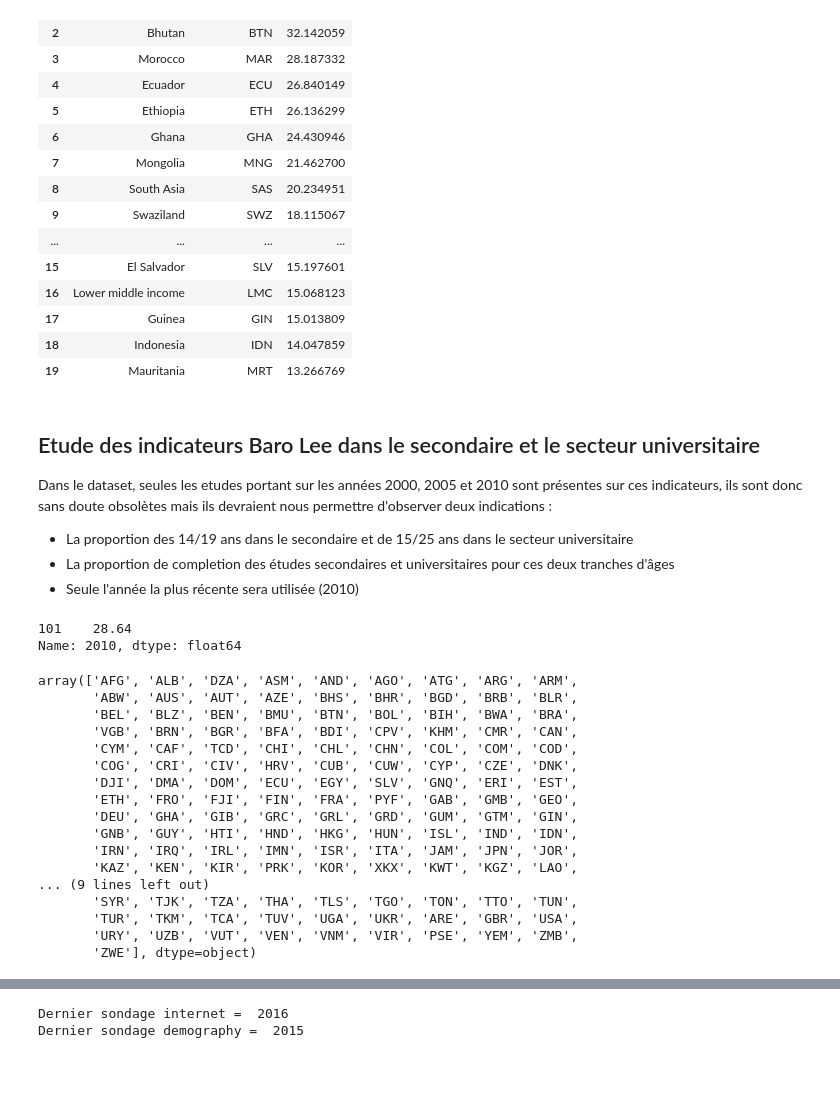
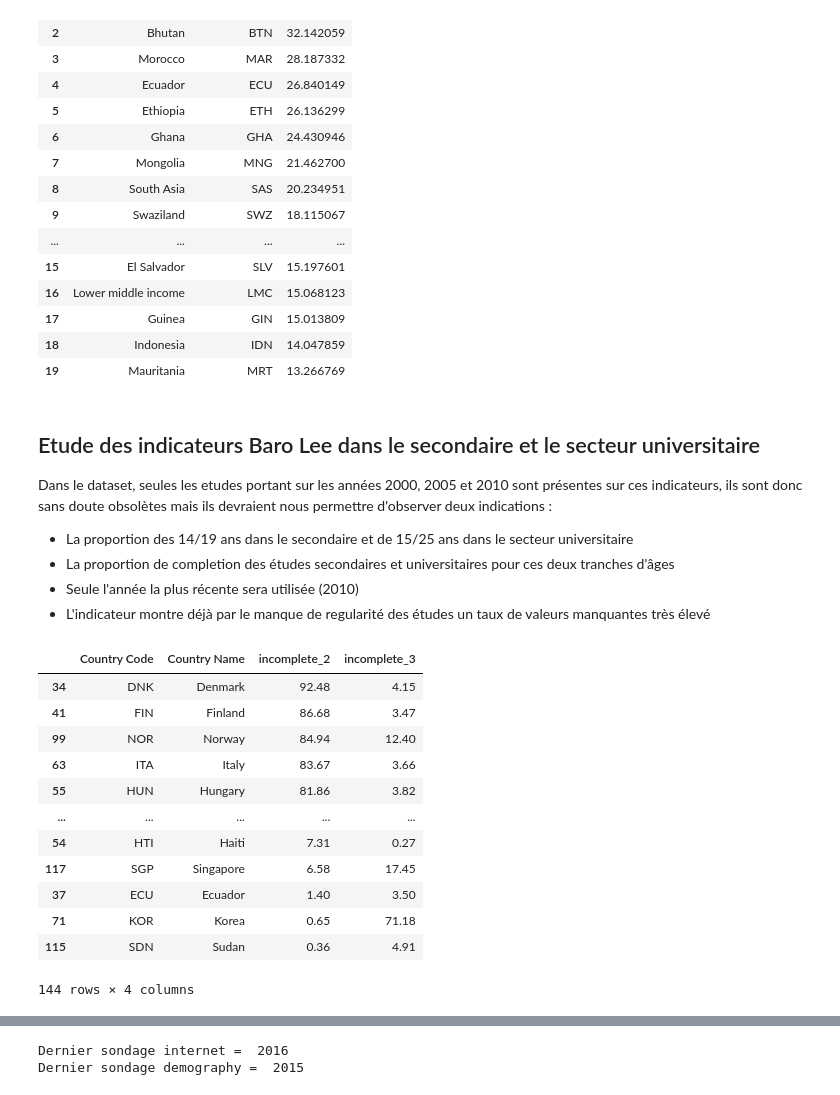
Before and after one commit to Psemp/ds_project_2, a Jupyter notebook: nb_1.ipynb, the cells around one changed output, grey strips where cells are left out. Drawn from its saved outputs; the diff is of its cells as text; code cells hidden in the pictures; blank space fills up the shorter version.

```diff
--- a/nb_1.ipynb
+++ b/nb_1.ipynb
@@ -304,6 +327,7 @@ Dans le dataset, seules les etudes portant sur les années 2000, 2005 et 2010 so
 - La proportion des 14/19 ans dans le secondaire et de 15/25 ans dans le secteur universitaire
 - La proportion de completion des études secondaires et universitaires pour ces deux tranches d'âges
 - Seule l'année la plus récente sera utilisée (2010)
+- L'indicateur montre déjà par le manque de regularité des études un taux de valeurs manquantes très élevé
 # %%
 baro_lee_indicators = [ind for ind in indicators_list if ind.startswith("BAR.")]
 
@@ -311,50 +335,57 @@ df_barolee = df_stats[df_stats['Indicator Code'].isin(baro_lee_indicators)].rese
 
 country_b_list = []
 
-Country_b = namedtuple
-(
+Country_b = namedtuple(
     "Country_b",
     [
         "c_code",
         "c_name",
-        "pop_15_19_all",
-        "pop_15_19_nc",  # nc = not complete
-        "pop_20_24_all",
-        "pop_20_24_nc",
+        "pop_15_19_nc",
+        "pop_20_24_nc"
     ]
 )
 
 for country in unique_countries:
+
     temp_df = df_barolee[df_barolee["Country Code"].isin([country])]
+
     secondary_all = temp_df[temp_df["Indicator Code"].isin(["BAR.SEC.ICMP.1519.ZS"])]["2010"]
     secondary_comp = temp_df[temp_df["Indicator Code"].isin(["BAR.SEC.CMPT.1519.ZS"])]["2010"]
-    secondary_inc = secondary_all - secondary_comp
+    secondary_inc = float(secondary_all) - float(secondary_comp)
+
     tertiary_all = temp_df[temp_df["Indicator Code"].isin(["BAR.TER.ICMP.2024.ZS"])]["2010"]
     tertiatry_conp = temp_df[temp_df["Indicator Code"].isin(["BAR.TER.CMPT.2024.ZS"])]["2010"]
-    tertiary_inc = tertiary_all - tertiatry_conp
+    tertiary_inc = float(tertiary_all) - float(tertiatry_conp)
 
-    print(secondary_all)
-    break
+
+    if np.isnan(secondary_inc) or np.isnan(tertiary_inc):
+        continue  # Skipping NANs
+
+    else:
+        entry = Country_b(
+            c_code=country,
+            c_name=str(df_country.loc[(df_country['Country Code'] == country)]["Short Name"].values[0]),
+            pop_15_19_nc=secondary_inc,
+            pop_20_24_nc=tertiary_inc
+        )
+
+        country_b_list.append(entry)
-# %% [output]
-101    28.64
-Name: 2010, dtype: float64
 # %%
-unique_countries
+
+df_result_bl = pd.DataFrame(country_b_list, columns=["Country Code", "Country Name","incomplete_2", "incomplete_3"])
-# %% [output]
-array(['AFG', 'ALB', 'DZA', 'ASM', 'AND', 'AGO', 'ATG', 'ARG', 'ARM',
-       'ABW', 'AUS', 'AUT', 'AZE', 'BHS', 'BHR', 'BGD', 'BRB', 'BLR',
-       'BEL', 'BLZ', 'BEN', 'BMU', 'BTN', 'BOL', 'BIH', 'BWA', 'BRA',
-       'VGB', 'BRN', 'BGR', 'BFA', 'BDI', 'CPV', 'KHM', 'CMR', 'CAN',
-       'CYM', 'CAF', 'TCD', 'CHI', 'CHL', 'CHN', 'COL', 'COM', 'COD',
-       'COG', 'CRI', 'CIV', 'HRV', 'CUB', 'CUW', 'CYP', 'CZE', 'DNK',
-       'DJI', 'DMA', 'DOM', 'ECU', 'EGY', 'SLV', 'GNQ', 'ERI', 'EST',
-       'ETH', 'FRO', 'FJI', 'FIN', 'FRA', 'PYF', 'GAB', 'GMB', 'GEO',
-       'DEU', 'GHA', 'GIB', 'GRC', 'GRL', 'GRD', 'GUM', 'GTM', 'GIN',
-       'GNB', 'GUY', 'HTI', 'HND', 'HKG', 'HUN', 'ISL', 'IND', 'IDN',
-       'IRN', 'IRQ', 'IRL', 'IMN', 'ISR', 'ITA', 'JAM', 'JPN', 'JOR',
-       'KAZ', 'KEN', 'KIR', 'PRK', 'KOR', 'XKX', 'KWT', 'KGZ', 'LAO',
-... (9 lines left out)
-       'SYR', 'TJK', 'TZA', 'THA', 'TLS', 'TGO', 'TON', 'TTO', 'TUN',
-       'TUR', 'TKM', 'TCA', 'TUV', 'UGA', 'UKR', 'ARE', 'GBR', 'USA',
-       'URY', 'UZB', 'VUT', 'VEN', 'VNM', 'VIR', 'PSE', 'YEM', 'ZMB',
-       'ZWE'], dtype=object)
+# %%
+df_result_bl.sort_values(by=["incomplete_2"], ascending=False)
+# %% [output]
+|  | Country Code | Country Name | incomplete_2 | incomplete_3 |
+| 34 | DNK | Denmark | 92.48 | 4.15 |
+| 41 | FIN | Finland | 86.68 | 3.47 |
+| 99 | NOR | Norway | 84.94 | 12.40 |
+| 63 | ITA | Italy | 83.67 | 3.66 |
+| 55 | HUN | Hungary | 81.86 | 3.82 |
+| ... | ... | ... | ... | ... |
+| 54 | HTI | Haiti | 7.31 | 0.27 |
+| 117 | SGP | Singapore | 6.58 | 17.45 |
+| 37 | ECU | Ecuador | 1.40 | 3.50 |
+| 71 | KOR | Korea | 0.65 | 71.18 |
+| 115 | SDN | Sudan | 0.36 | 4.91 |
+144 rows × 4 columns
```
Also changed, not shown: parts of 22 cells of this notebook, 1 other file.
